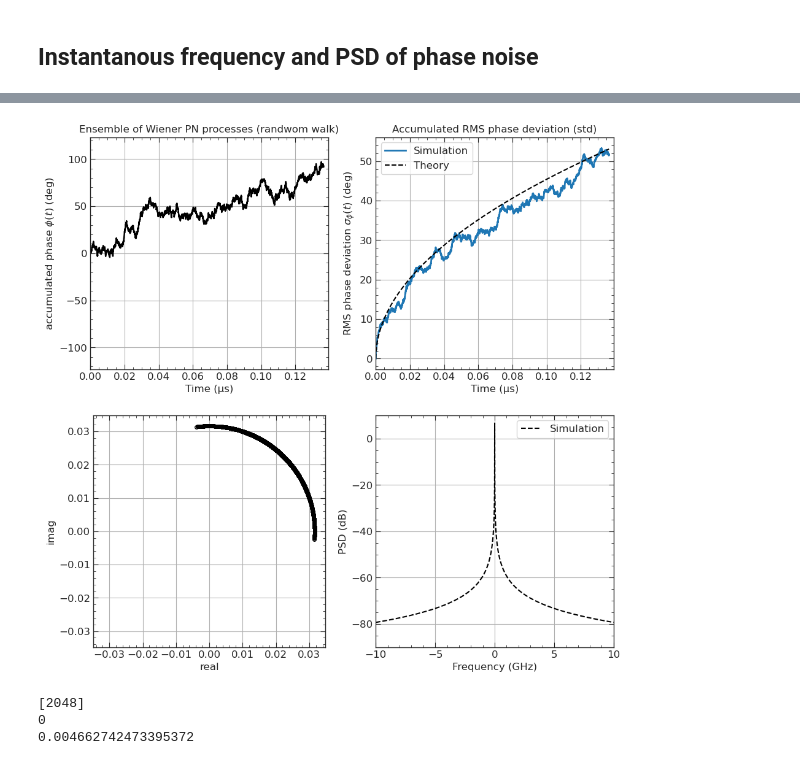
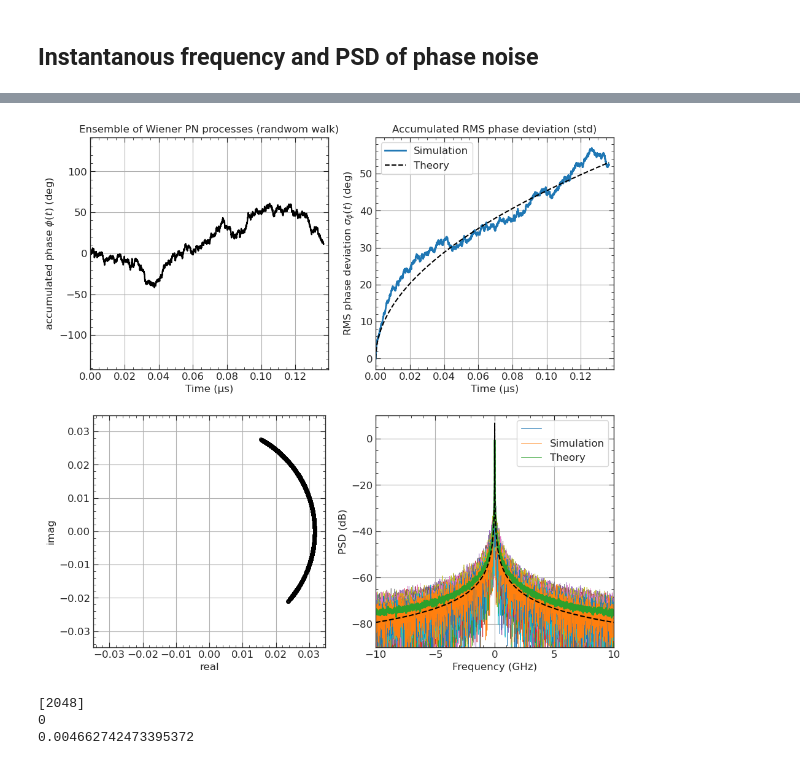
Before and after one commit to htw-ikt-noelle/optischeNachrichtentechnik, a Jupyter notebook: LaserPhaseNoise.ipynb, the cells around one changed output, grey strips where cells are left out. Drawn from its saved outputs; the diff is of its cells as text; code cells hidden in the pictures.

```diff
--- a/LaserPhaseNoise.ipynb
+++ b/LaserPhaseNoise.ipynb
@@ -63,10 +63,8 @@ x = np.sqrt(Ps)*np.exp(1j*(wc*t[:,np.newaxis] + phaseAcc)); # [W] N sample wavef
 
 freq = fftshift(fftfreq(M, 1/Rs))           # [Hz] frequency vector (from  ~ -Rs/2 to ~ +Rs/2)
 X = fft(x,axis=0)                           # DFT of E-field functions (not normalized by length)
-PSD = fftshift(X*np.conj(X)) / x.shape[0]**2 # [W/Hz] (∈ℝ) power spectral density of laser waveform (=fft(ACF(x)) ==> Wiener–Khinchin theorem)
+PSD = np.real(fftshift(X*np.conj(X))) / x.shape[0]**2 # [W/Hz] (∈ℝ) power spectral density of laser waveform (=fft(ACF(x)) ==> Wiener–Khinchin theorem)
                                             # https://en.wikipedia.org/wiki/Spectral_density
-ACF = ifft(X*np.conj(X),axis=0) / x.shape[0] # [W] (cyclic) autocorrelation fct. of laser waveform (=ifft(PSD(x)) ==> Wiener–Khinchin theorem)
-                                            # note: ifft() has default normalization by 1/n
 
 # theoretical Lorentzian PSD [Barry1990]/eq.116
 if LW != 0: # capture special case LW=0 (PSD -> Dirac-like)
@@ -74,3 +72,6 @@ if LW != 0: # capture special case LW=0 (PSD -> Dirac-like)
 else:
     Sx = np.zeros_like(freq) + 1e-300
     Sx[(np.abs(freq - wc/2/np.pi)).argmin()] = Ps # https://thispointer.com/find-the-index-of-a-value-in-numpy-array/
+
+#ACF = ifft(X*np.conj(X),axis=0) / x.shape[0] # [W] (cyclic) autocorrelation fct. of laser waveform (=ifft(PSD(x)) ==> Wiener–Khinchin theorem)
+                                            # note: ifft() has default normalization by 1/n
@@ -131,36 +89,37 @@ ax.plot(t/1e-6, 180/m.pi*phaseAcc[:,-1], linewidth=1.7, color='k'); # only last
 absMaxPh = 1.05 * m.degrees(np.max(np.abs(phaseAcc)))
 ax.set(xlabel='Time (µs)', xlim=(0,1.02*np.max(t)/1e-6), ylabel='accumulated phase $\phi(t)$ (deg)',ylim=(-absMaxPh,absMaxPh))
 plt.title('Ensemble of Wiener PN processes (randwom walk)')
 
 ## plot of phase standard-deviation vs. time (averaged over all sample processes)
 ax = fig.add_subplot(n_row, n_col, 2)
 ax.plot(t/1e-6, 180/m.pi*np.sqrt(varMeas));
 ax.plot(t/1e-6,  180/m.pi*np.sqrt(varPN*np.arange(0,M)), linewidth=1.5, color='k', linestyle='dashed')
 ax.set(xlabel='Time (µs)', xlim=(0,1.02*np.max(t)/1e-6), ylabel='RMS phase deviation $\sigma_\phi(t)$ (deg)'); # ylim=(-20, 20)
 plt.title('Accumulated RMS phase deviation (std)')
 ax.legend(('Simulation','Theory'))
 
 ## plot of imag-vs-real of last sample process
 ax = fig.add_subplot(n_row, n_col, 3)
 absMaxMag = 1.1 * np.max(np.abs(x))
 #ax.plot(t/1e-6,  x.real, linewidth=1.5, color='k')
 #ax.plot(t/1e-6,  x.imag, linewidth=1.5, color='r')
 ax.plot(x.real[:,-1],  x.imag[:,-1], 'ok', mfc='none', ms=4); plt.axis('square');
 ax.set(xlabel='real',xlim=(-absMaxMag,absMaxMag), ylabel='imag',ylim=(-absMaxMag,absMaxMag)); # ylim=(-20, 20)
 #plt.title('Accumulated RMS phase deviation (std)')
 #ax.legend(('theory','simulation'));
 
 ## plot of PSD averaged over all ensemble members + theoretical Lorenzian PSD
 
 ax = fig.add_subplot(n_row, n_col, 4)
 #ax.plot(fftshift(ACF.real))
-#ax.plot(freq/1e9,10*np.log10(np.mean(PSD,axis=1)/1e-3) );
+ax.plot(freq/1e9,10*np.log10(PSD/1e-3),linewidth=0.5);
+ax.plot(freq/1e9,10*np.log10(np.mean(PSD,axis=1)/1e-3) );
 ax.plot(freq/1e9, 10*np.log10(Sx/1e-3), linewidth=1.5, color='k', linestyle='dashed');
-#ax.plot(freq/1e9,10*np.log10(PSD/1e-3));
+
 ax.set(xlabel='Frequency (GHz)',xlim=(-10,10), ylabel='PSD (dB)',ylim=(-90,10+10*np.log10(Ps/1e-3))); # ylim=(-20, 20)
 ax.legend(('Simulation','Theory'));
 # %% [output]
-[figure, old version]
+[figure, new version]
 # %%
 l = freq==0
 result = np.where(l)
```
Also changed, not shown: parts of 1 cell of this notebook.
